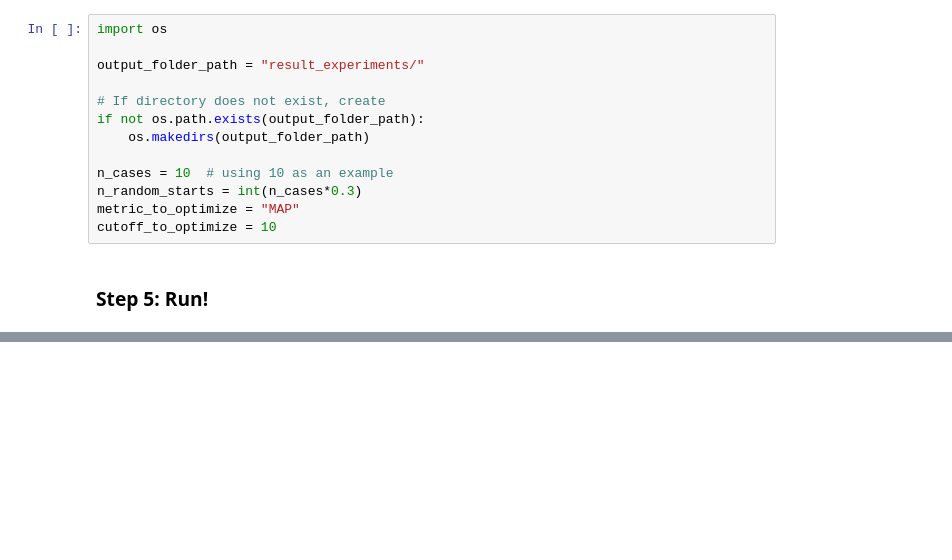
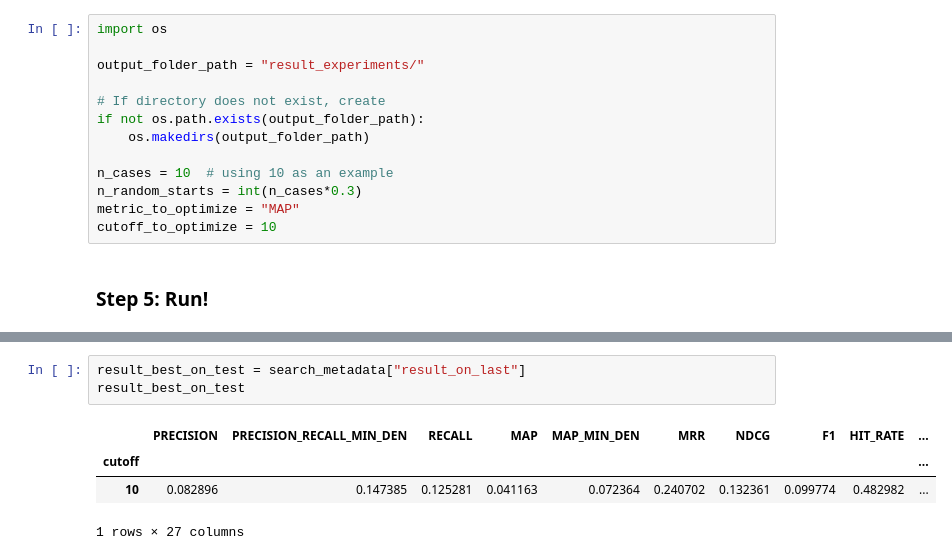
Before and after one commit to LucaBrembilla/RecSys_Course_AT_PoliMi, a Jupyter notebook: Project-rp3beta.ipynb, the cells around one changed output, grey strips where cells are left out. Saved outputs shown, nothing was run; the diff lists cells and outputs as text; blank space fills up the shorter version.

```diff
--- a/Project-rp3beta.ipynb
+++ b/Project-rp3beta.ipynb
@@ -121,0 +184,8 @@ hyperparameterSearch.search(recommender_input_args,
+# %%
+result_best_on_test = search_metadata["result_on_last"]
+result_best_on_test
+# %% [output]
+|  | PRECISION | PRECISION_RECALL_MIN_DEN | RECALL | MAP | MAP_MIN_DEN | MRR | NDCG | F1 | HIT_RATE | ... |
+| cutoff |  |  |  |  |  |  |  |  |  | ... |
+| 10 | 0.082896 | 0.147385 | 0.125281 | 0.041163 | 0.072364 | 0.240702 | 0.132361 | 0.099774 | 0.482982 | ... |
+1 rows × 27 columns
```
Also changed, not shown: parts of 11 cells of this notebook.
